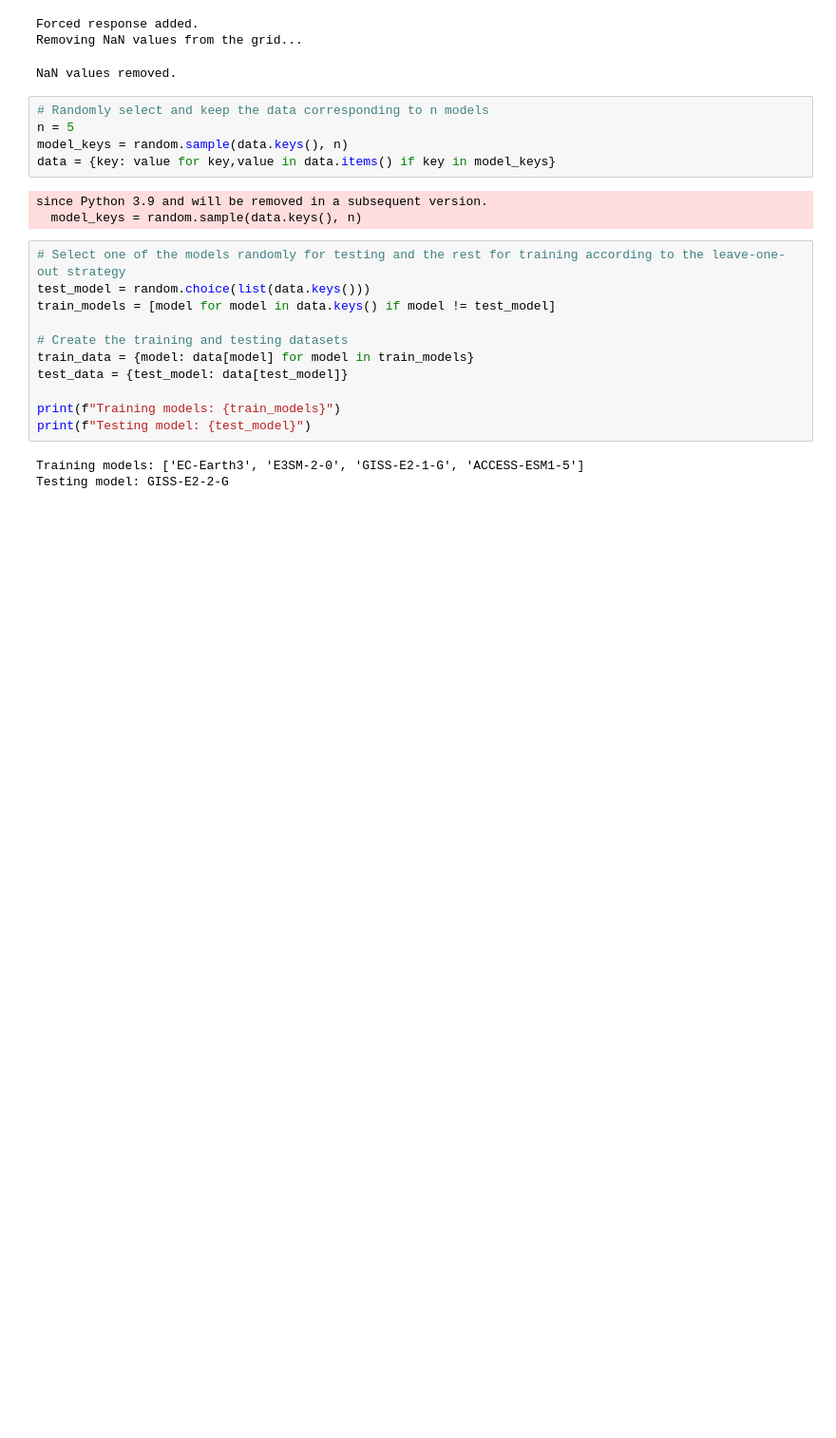
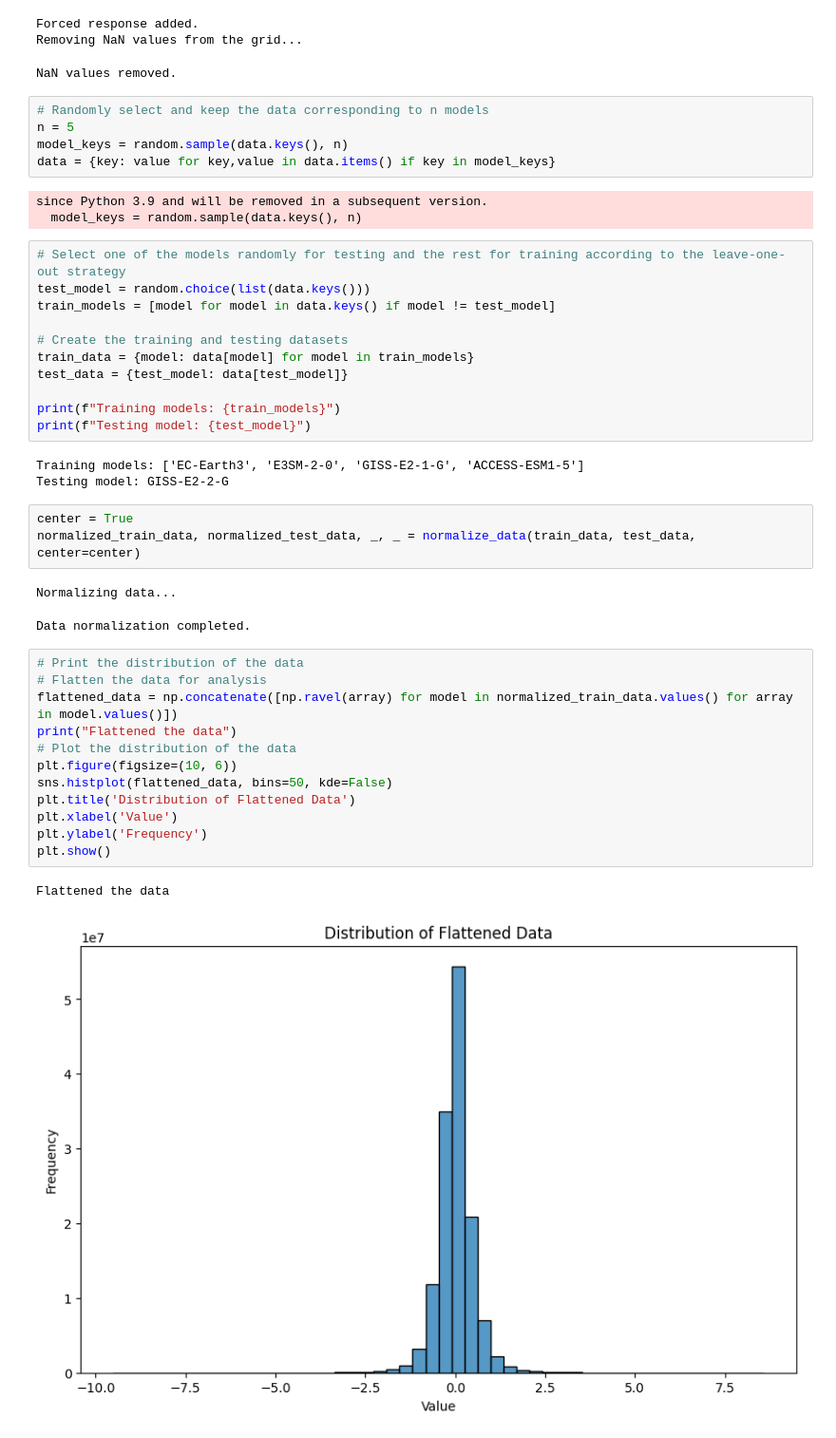
Before and after one commit to Victor2175/gm4cs-l, a Jupyter notebook: VAE_test.ipynb, the cells around one changed output. Shown at 95% size. Drawn from its saved outputs; the diff is of its cells as text; blank space fills up the shorter version.

```diff
--- a/VAE_test.ipynb
+++ b/VAE_test.ipynb
@@ -89,3 +87,24 @@ print(f"Testing model: {test_model}")
 # %% [output]
 Training models: ['EC-Earth3', 'E3SM-2-0', 'GISS-E2-1-G', 'ACCESS-ESM1-5']
 Testing model: GISS-E2-2-G
+# %%
+center = True
+normalized_train_data, normalized_test_data, _, _ = normalize_data(train_data, test_data, center=center)
+# %% [output]
+Normalizing data...
+Data normalization completed.
+# %%
+# Print the distribution of the data
+# Flatten the data for analysis
+flattened_data = np.concatenate([np.ravel(array) for model in normalized_train_data.values() for array in model.values()])
+print("Flattened the data")
+# Plot the distribution of the data
+plt.figure(figsize=(10, 6))
+sns.histplot(flattened_data, bins=50, kde=False)
+plt.title('Distribution of Flattened Data')
+plt.xlabel('Value')
+plt.ylabel('Frequency')
+plt.show()
+# %% [output]
+Flattened the data
+[figure, added]
```
Also changed, not shown: parts of 4 cells of this notebook, 23 other files.
